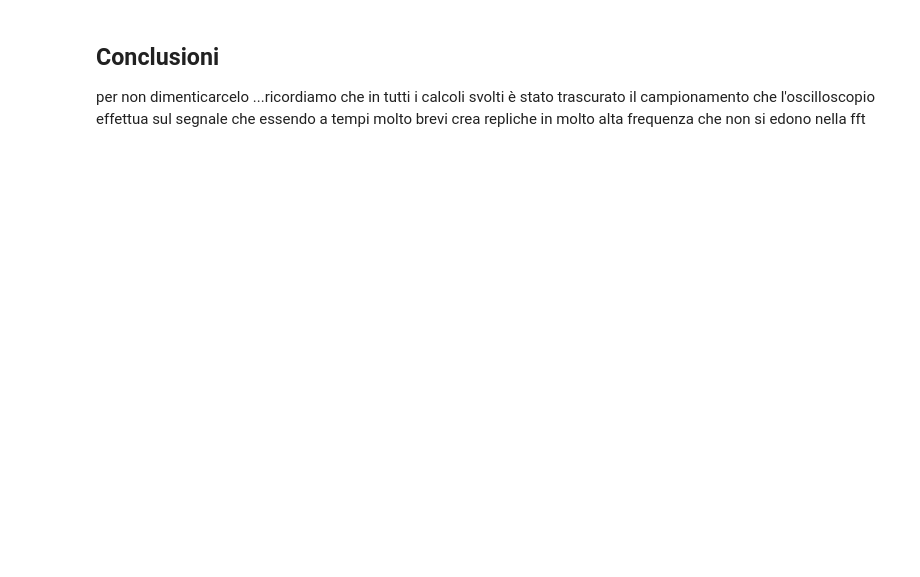
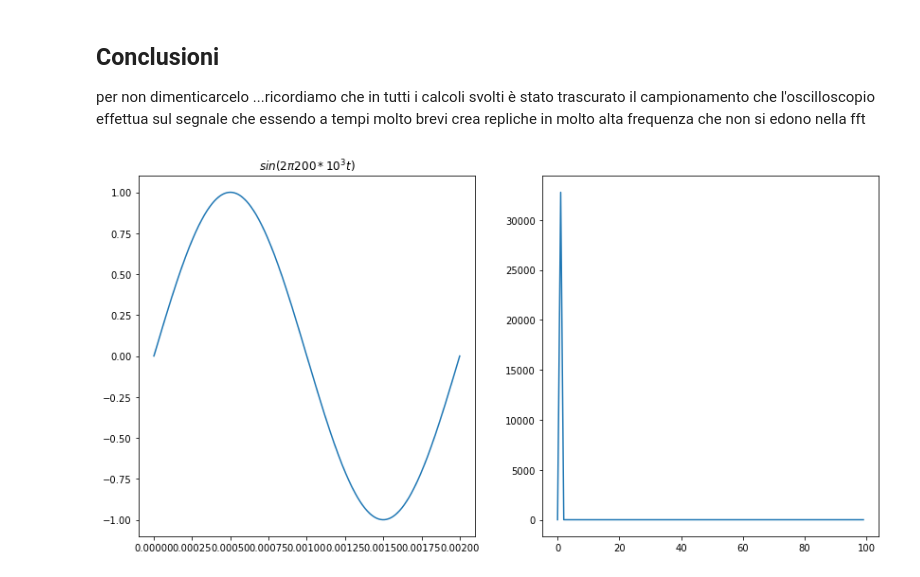
Before and after one commit to GoldMyr1994/mbmcpy, a Jupyter notebook: m.conte/Sinusoidi.ipynb, the cells around one changed output. Cells and saved outputs as stored; diff of their text form; code cells hidden in the pictures; blank space fills up the shorter version.

```diff
--- a/m.conte/Sinusoidi.ipynb
+++ b/m.conte/Sinusoidi.ipynb
@@ -142,3 +142,33 @@ $-\frac{j}{2}\left\{ \sum\limits^{\infty}_{k=-\infty}{\delta\left(f-f_0-\frac{k}
 
 per non dimenticarcelo
 ...ricordiamo che in tutti i calcoli svolti è stato trascurato il campionamento che l'oscilloscopio effettua sul segnale che essendo a tempi molto brevi crea repliche in molto alta frequenza che non si edono nella fft
+# %%
+import numpy as np
+import numpy.fft as fft
+import matplotlib.pyplot as plt
+
+N=np.power(2,16)
+
+Fx = 500
+Tx = 1/Fx
+
+t = np.linspace(0, Tx, N)
+
+
+x = np.sin(2*np.pi*Fx*t)
+X = fft.fft(x)
+X = X[0:100]
+f = np.linspace(0, 99, 100)
+
+
+fig_1 = plt.figure(figsize=(14,7))
+
+plt.subplot(1,2,1)
+plt.title("$sin(2\pi{200*10^3}t)$");
+plt.plot(t,x)
+
+plt.subplot(1,2,2)
+plt.plot(f,np.abs(X))
+plt.show()
+# %% [output]
+[figure, added]
```
